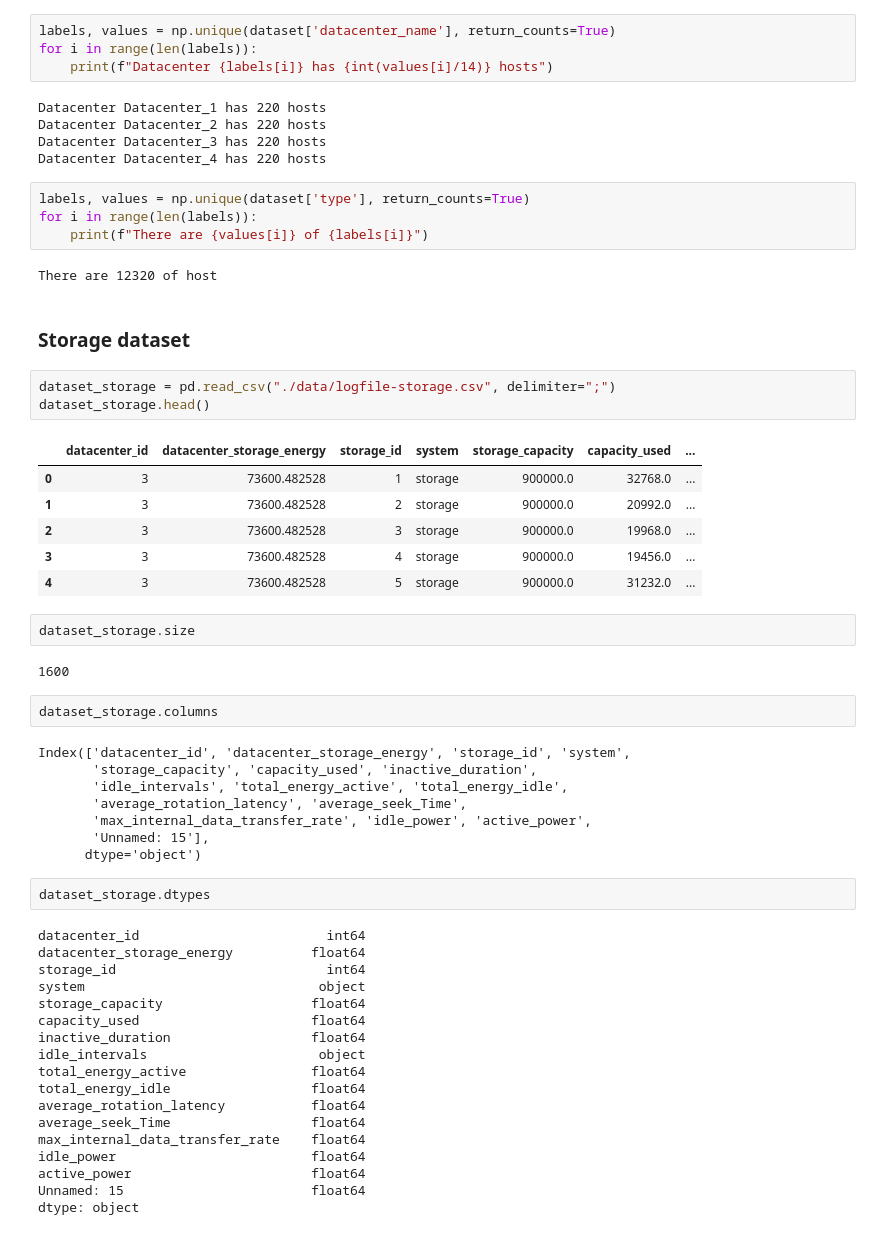
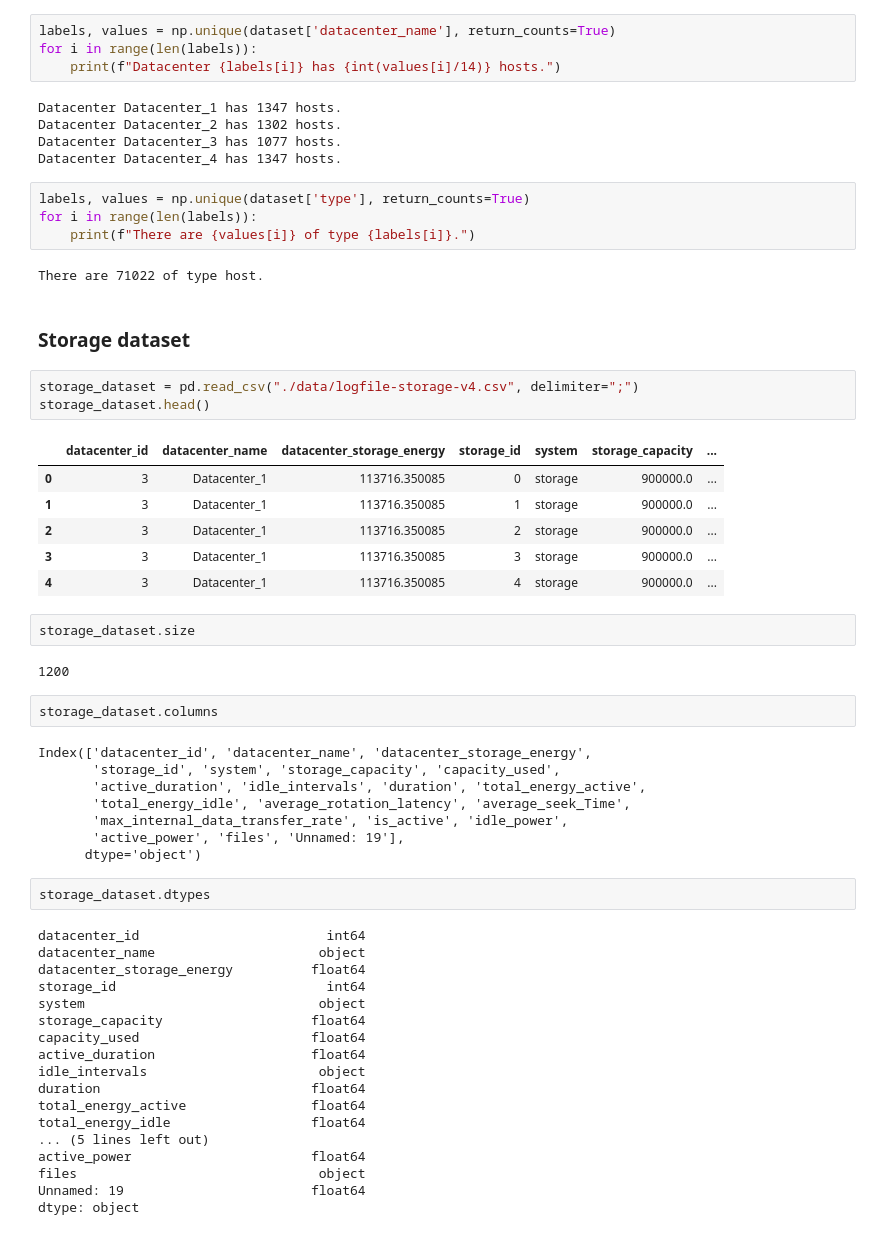
Before and after one commit to KhalidAFarah/cloud-energy-efficiency, a Jupyter notebook: app.ipynb, the cells around one changed output. Drawn from its saved outputs; the diff is of its cells as text.

```diff
--- a/app.ipynb
+++ b/app.ipynb
@@ -73,62 +75,62 @@ dtype: int64
 # %%
 labels, values = np.unique(dataset['datacenter_name'], return_counts=True)
 for i in range(len(labels)):
-    print(f"Datacenter {labels[i]} has {int(values[i]/14)} hosts")
+    print(f"Datacenter {labels[i]} has {int(values[i]/14)} hosts.")
 # %% [output]
-Datacenter Datacenter_1 has 220 hosts
-Datacenter Datacenter_2 has 220 hosts
-Datacenter Datacenter_3 has 220 hosts
-Datacenter Datacenter_4 has 220 hosts
+Datacenter Datacenter_1 has 1347 hosts.
+Datacenter Datacenter_2 has 1302 hosts.
+Datacenter Datacenter_3 has 1077 hosts.
+Datacenter Datacenter_4 has 1347 hosts.
 # %%
 labels, values = np.unique(dataset['type'], return_counts=True)
 for i in range(len(labels)):
-    print(f"There are {values[i]} of {labels[i]}")
+    print(f"There are {values[i]} of type {labels[i]}.")
 # %% [output]
-There are 12320 of host
+There are 71022 of type host.
 # %% [markdown]
 ### Storage dataset
 # %%
-dataset_storage = pd.read_csv("./data/logfile-storage.csv", delimiter=";")
-dataset_storage.head()
+storage_dataset = pd.read_csv("./data/logfile-storage-v4.csv", delimiter=";")
+storage_dataset.head()
 # %% [output]
-|  | datacenter_id | datacenter_storage_energy | storage_id | system | storage_capacity | capacity_used | ... |
-| 0 | 3 | 73600.482528 | 1 | storage | 900000.0 | 32768.0 | ... |
-| 1 | 3 | 73600.482528 | 2 | storage | 900000.0 | 20992.0 | ... |
-| 2 | 3 | 73600.482528 | 3 | storage | 900000.0 | 19968.0 | ... |
-| 3 | 3 | 73600.482528 | 4 | storage | 900000.0 | 19456.0 | ... |
-| 4 | 3 | 73600.482528 | 5 | storage | 900000.0 | 31232.0 | ... |
+|  | datacenter_id | datacenter_name | datacenter_storage_energy | storage_id | system | storage_capacity | ... |
+| 0 | 3 | Datacenter_1 | 113716.350085 | 0 | storage | 900000.0 | ... |
+| 1 | 3 | Datacenter_1 | 113716.350085 | 1 | storage | 900000.0 | ... |
+| 2 | 3 | Datacenter_1 | 113716.350085 | 2 | storage | 900000.0 | ... |
+| 3 | 3 | Datacenter_1 | 113716.350085 | 3 | storage | 900000.0 | ... |
+| 4 | 3 | Datacenter_1 | 113716.350085 | 4 | storage | 900000.0 | ... |
 # %%
-dataset_storage.size
+storage_dataset.size
 # %% [output]
-1600
+1200
 # %%
-dataset_storage.columns
+storage_dataset.columns
 # %% [output]
-Index(['datacenter_id', 'datacenter_storage_energy', 'storage_id', 'system',
-       'storage_capacity', 'capacity_used', 'inactive_duration',
-       'idle_intervals', 'total_energy_active', 'total_energy_idle',
-       'average_rotation_latency', 'average_seek_Time',
-       'max_internal_data_transfer_rate', 'idle_power', 'active_power',
-       'Unnamed: 15'],
+Index(['datacenter_id', 'datacenter_name', 'datacenter_storage_energy',
+       'storage_id', 'system', 'storage_capacity', 'capacity_used',
+       'active_duration', 'idle_intervals', 'duration', 'total_energy_active',
+       'total_energy_idle', 'average_rotation_latency', 'average_seek_Time',
+       'max_internal_data_transfer_rate', 'is_active', 'idle_power',
+       'active_power', 'files', 'Unnamed: 19'],
       dtype='object')
 # %%
-dataset_storage.dtypes
+storage_dataset.dtypes
 # %% [output]
 datacenter_id                        int64
+datacenter_name                     object
 datacenter_storage_energy          float64
 storage_id                           int64
 system                              object
 storage_capacity                   float64
 capacity_used                      float64
-inactive_duration                  float64
+active_duration                    float64
 idle_intervals                      object
+duration                           float64
 total_energy_active                float64
 total_energy_idle                  float64
-average_rotation_latency           float64
-average_seek_Time                  float64
-max_internal_data_transfer_rate    float64
-idle_power                         float64
+... (5 lines left out)
 active_power                       float64
-Unnamed: 15                        float64
+files                               object
+Unnamed: 19                        float64
 dtype: object
 # %%
```
Also changed, not shown: parts of 20 cells of this notebook, 3 other files.
